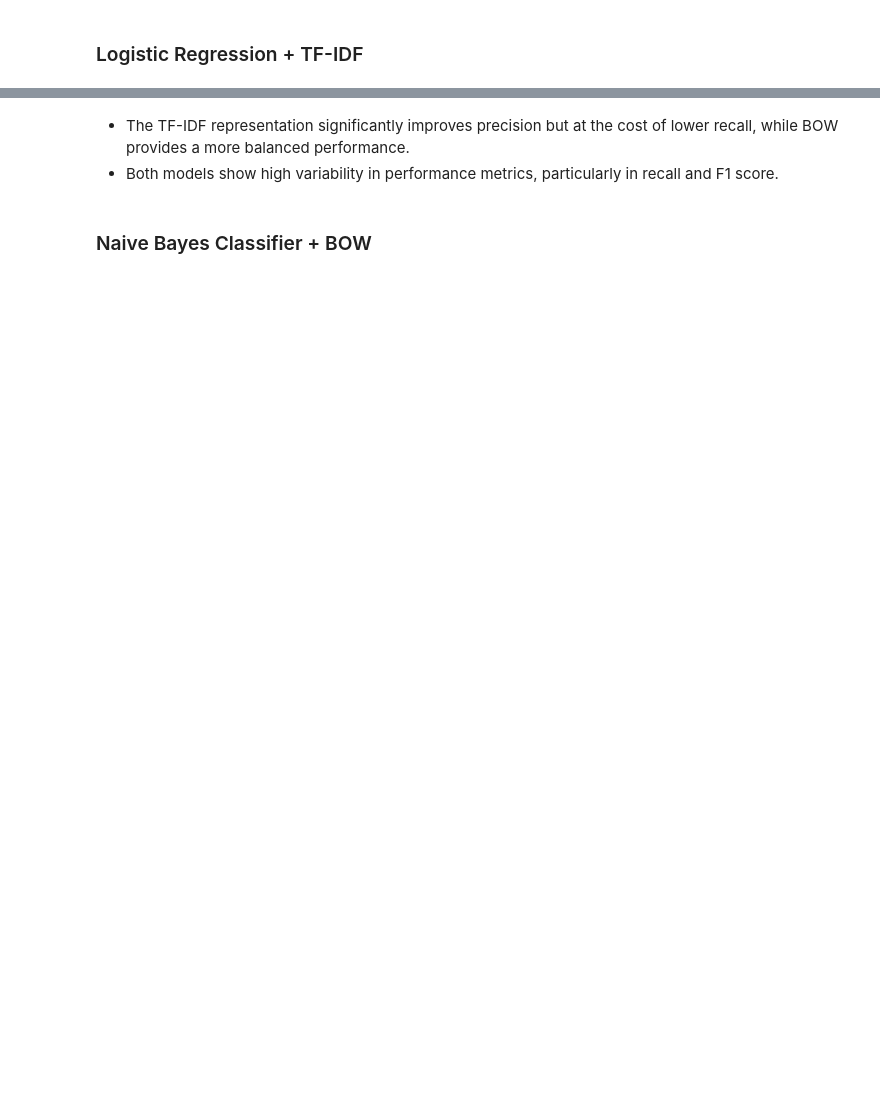
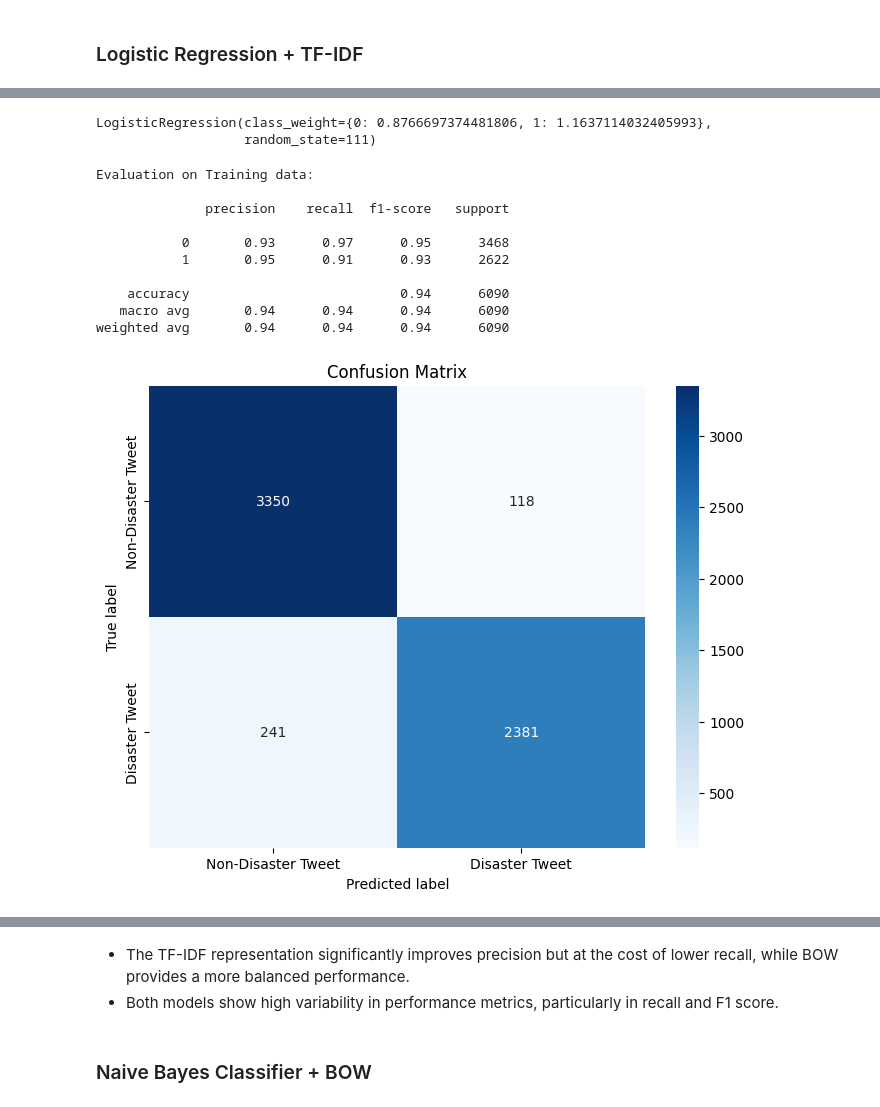
Before and after one commit to Shanmukhi1920/Text-Classification, a Jupyter notebook: notebooks/disaster-tweets.ipynb, the cells around one changed output, grey strips where cells are left out. Cells and saved outputs as stored; diff of their text form; code cells hidden in the pictures; blank space fills up the shorter version.

```diff
--- a/notebooks/disaster-tweets.ipynb
+++ b/notebooks/disaster-tweets.ipynb
@@ -558,0 +606,23 @@ F1: 0.50 (+/- 0.19)
+# %%
+# Fitting Logistic regression on TF-IDF
+clf2 = LogisticRegression(random_state=111, class_weight=class_weight_dict)
+clf2.fit(Xt_train,yt_train)
+# %% [output]
+LogisticRegression(class_weight={0: 0.8766697374481806, 1: 1.1637114032405993},
+                   random_state=111)
+# %%
+# Evaluation on train set
+print("Evaluation on Training data:\n")
+eval_model(clf2, Xt_train, yt_train)
+# %% [output]
+Evaluation on Training data:
+
+              precision    recall  f1-score   support
+
+           0       0.93      0.97      0.95      3468
+           1       0.95      0.91      0.93      2622
+
+    accuracy                           0.94      6090
+   macro avg       0.94      0.94      0.94      6090
+weighted avg       0.94      0.94      0.94      6090
+[figure, added]
```
Also changed, not shown: parts of 80 cells of this notebook.
